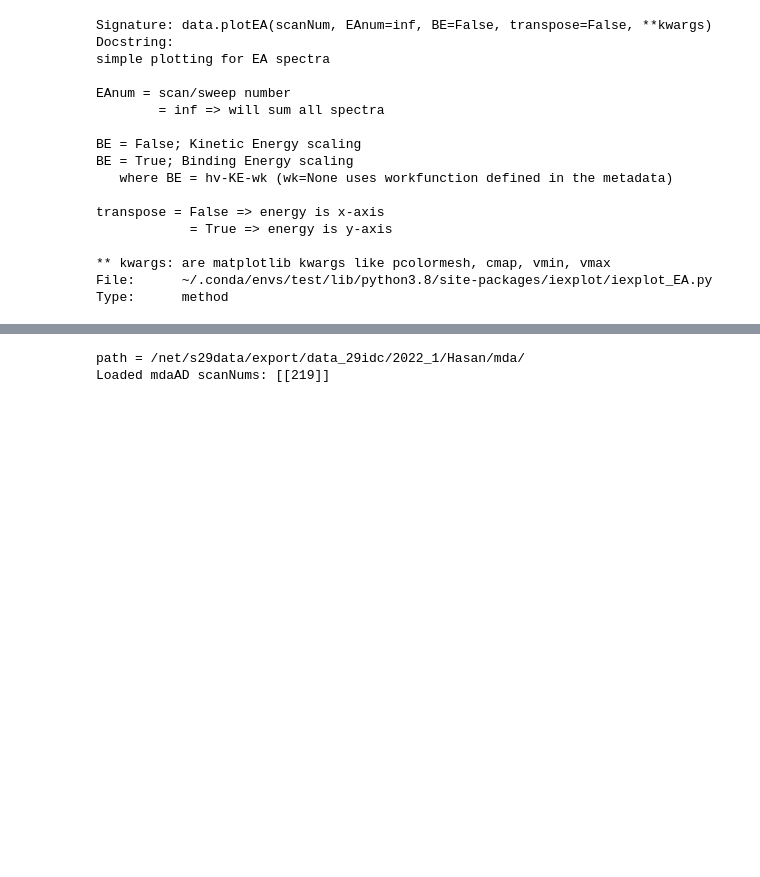
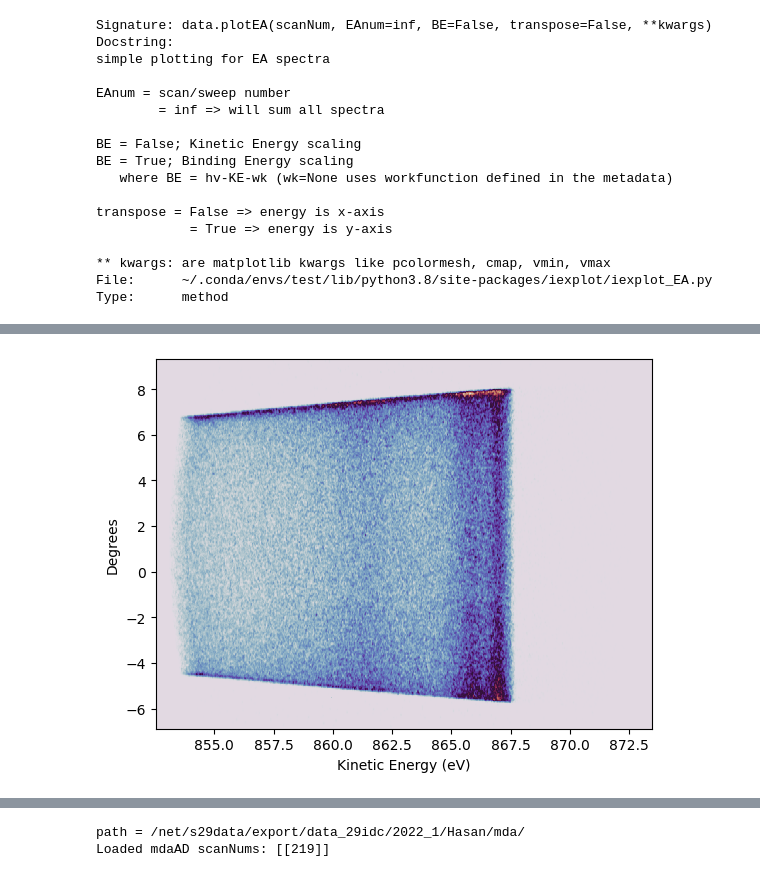
Before and after one commit to apsIEX/iexplot, a Jupyter notebook: examples_iexplot/Example_plot_IEXdata.ipynb, the cells around one changed output, grey strips where cells are left out. Saved outputs shown, nothing was run; the diff lists cells and outputs as text; code cells hidden in the pictures; blank space fills up the shorter version.

```diff
--- a/examples_iexplot/Example_plot_IEXdata.ipynb
+++ b/examples_iexplot/Example_plot_IEXdata.ipynb
@@ -500,0 +513,8 @@ Type:      method
+# %%
+path='/net/s29data/export/data_29idc/2022_1/Hasan/mda/'
+prefix='ARPES_'
+data = IEX_nData(219,path=path,prefix=prefix,dtype='mdaEA')
+
+data.plot_EA(219,EAnum=inf,cmap='twilight')
+# %% [output]
+[figure, added]
```
Also changed, not shown: parts of 4 cells of this notebook, 4 other files.
